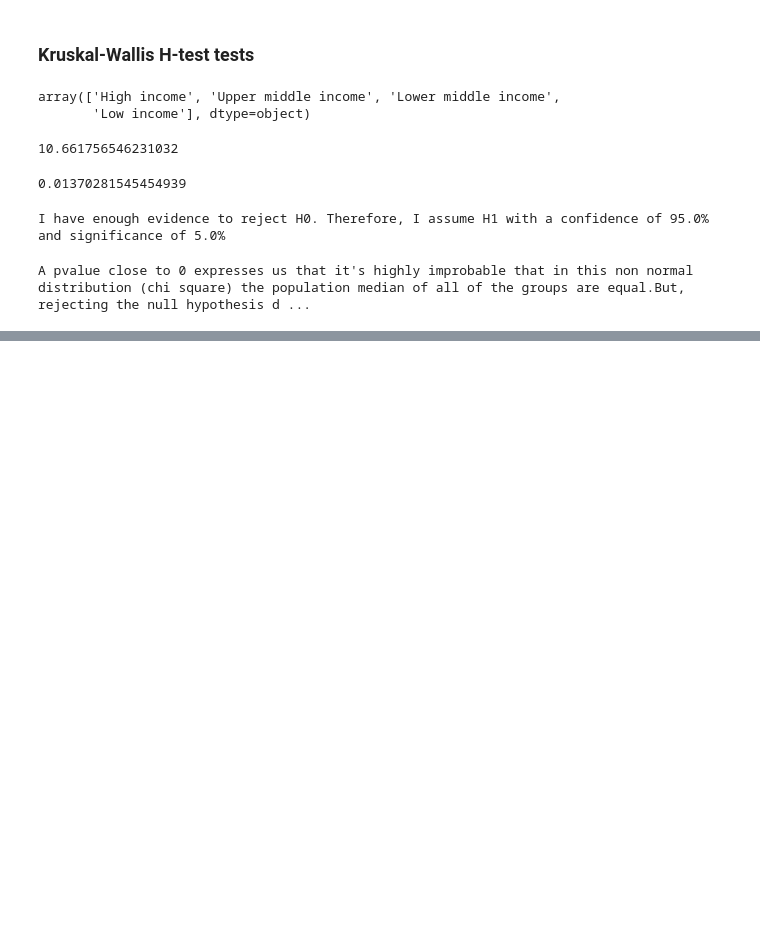
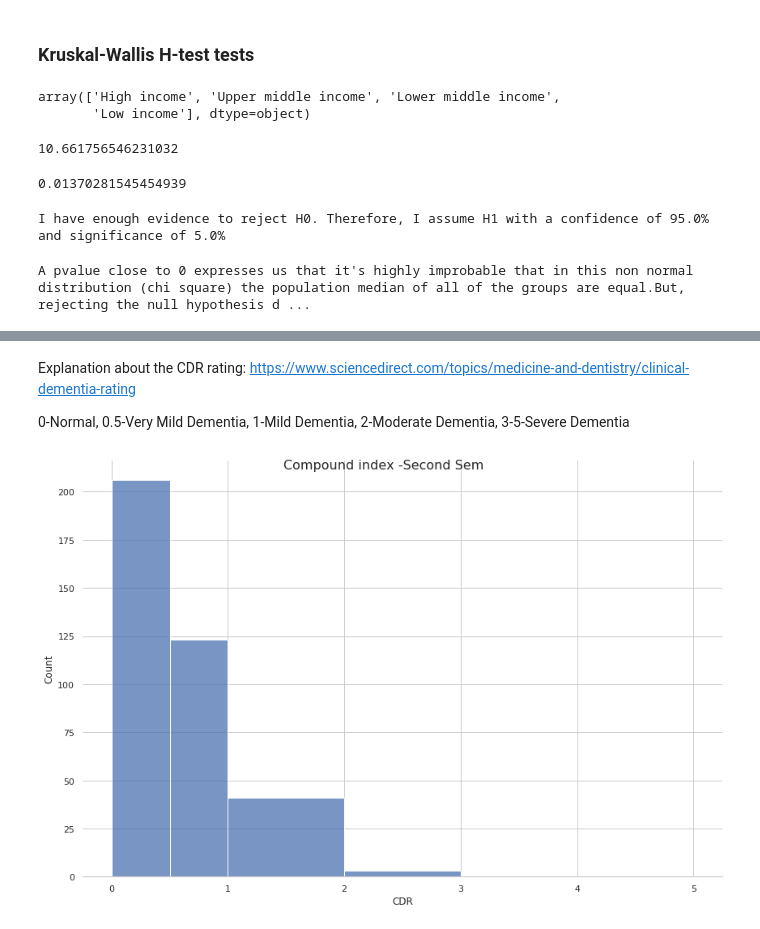
Before and after one commit to lveagithub/barcelonads, a Jupyter notebook: ThirdAssigment/Assignment_III.ipynb, the cells around one changed output, grey strips where cells are left out. Saved outputs shown, nothing was run; the diff lists cells and outputs as text; code cells hidden in the pictures; blank space fills up the shorter version.

```diff
--- a/ThirdAssigment/Assignment_III.ipynb
+++ b/ThirdAssigment/Assignment_III.ipynb
@@ -559,0 +625,13 @@ A pvalue close to 0 expresses us that it's highly improbable that in this non no
+# %% [markdown]
+Explanation about the CDR rating:
+https://www.sciencedirect.com/topics/medicine-and-dentistry/clinical-dementia-rating
+
+0-Normal,
+0.5-Very Mild Dementia,
+1-Mild Dementia,
+2-Moderate Dementia,
+3-5-Severe Dementia
+# %%
+custom_displot(dfAlzheimers, p_x="CDR", p_bins=[0,0.5, 1, 2, 3, 4, 5], p_discrete = True, p_height=8, p_ax_title = "Compound index -Second Sem")
+# %% [output]
+[figure, added]
```
Also changed, not shown: parts of 27 cells of this notebook, 2 other files.
